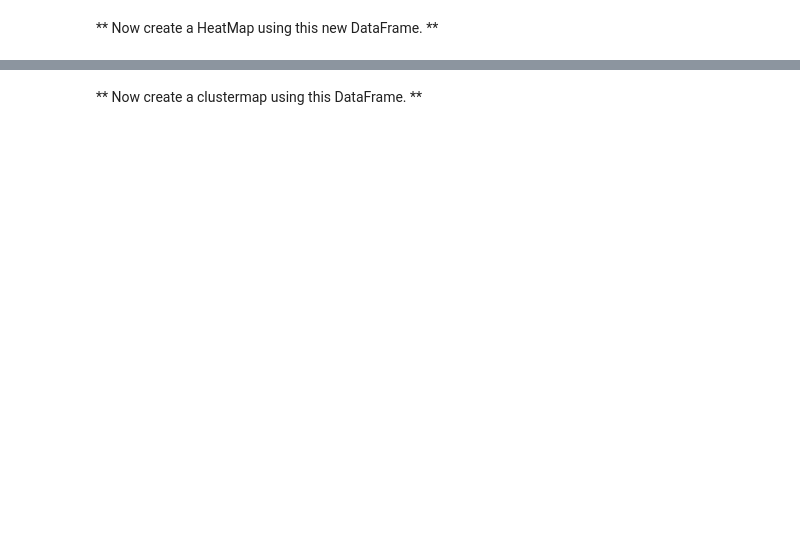
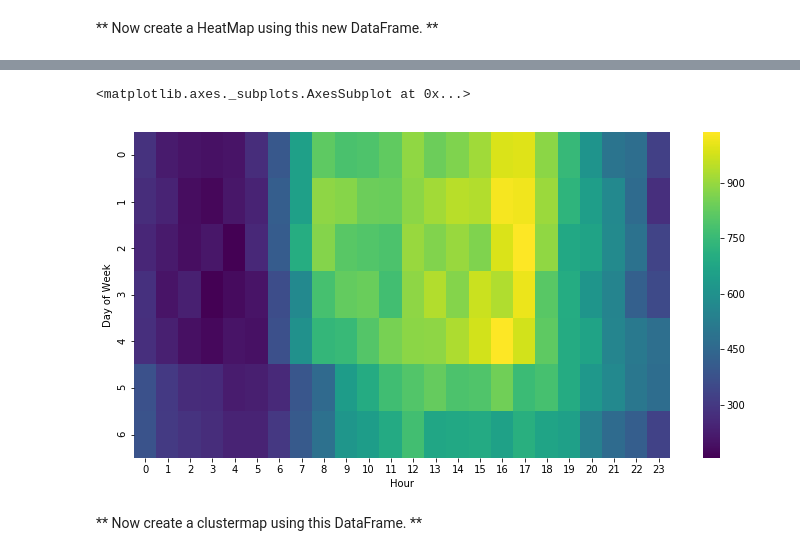
Before and after one commit to madhurkgp/python_datascience_ml_bootcamp, a Jupyter notebook: Py-DS-ML-Bootcamp-master/Refactored_Py_DS_ML_Bootcamp-master/10-Data-Capstone-Projects/01-911 Calls Data Capstone Project.ipynb, the cells around one changed output, grey strips where cells are left out. Cells and saved outputs as stored; diff of their text form; code cells hidden in the pictures; blank space fills up the shorter version.

```diff
--- a/Py-DS-ML-Bootcamp-master/Refactored_Py_DS_ML_Bootcamp-master/10-Data-Capstone-Projects/01-911 Calls Data Capstone Project.ipynb
+++ b/Py-DS-ML-Bootcamp-master/Refactored_Py_DS_ML_Bootcamp-master/10-Data-Capstone-Projects/01-911 Calls Data Capstone Project.ipynb
@@ -323,0 +292,4 @@ ____
+# %%
+df['Day of Week'] = df['timeStamp'].apply(lambda time: time.dayofweek)
+dayHour = df.groupby(by=['Day of Week','Hour']).count()['Reason'].unstack()
+dayHour.head()
@@ -330,2 +307,9 @@ ____
+# %%
+import matplotlib.pyplot as plt
+plt.figure(figsize=(12,6))
+sns.heatmap(dayHour,cmap='viridis')
+# %% [output]
+<matplotlib.axes._subplots.AxesSubplot at 0x...>
+[figure, added]
 # %% [markdown]
 ** Now create a clustermap using this DataFrame. **
```
Also changed, not shown: parts of 23 cells of this notebook, 4 other files.
